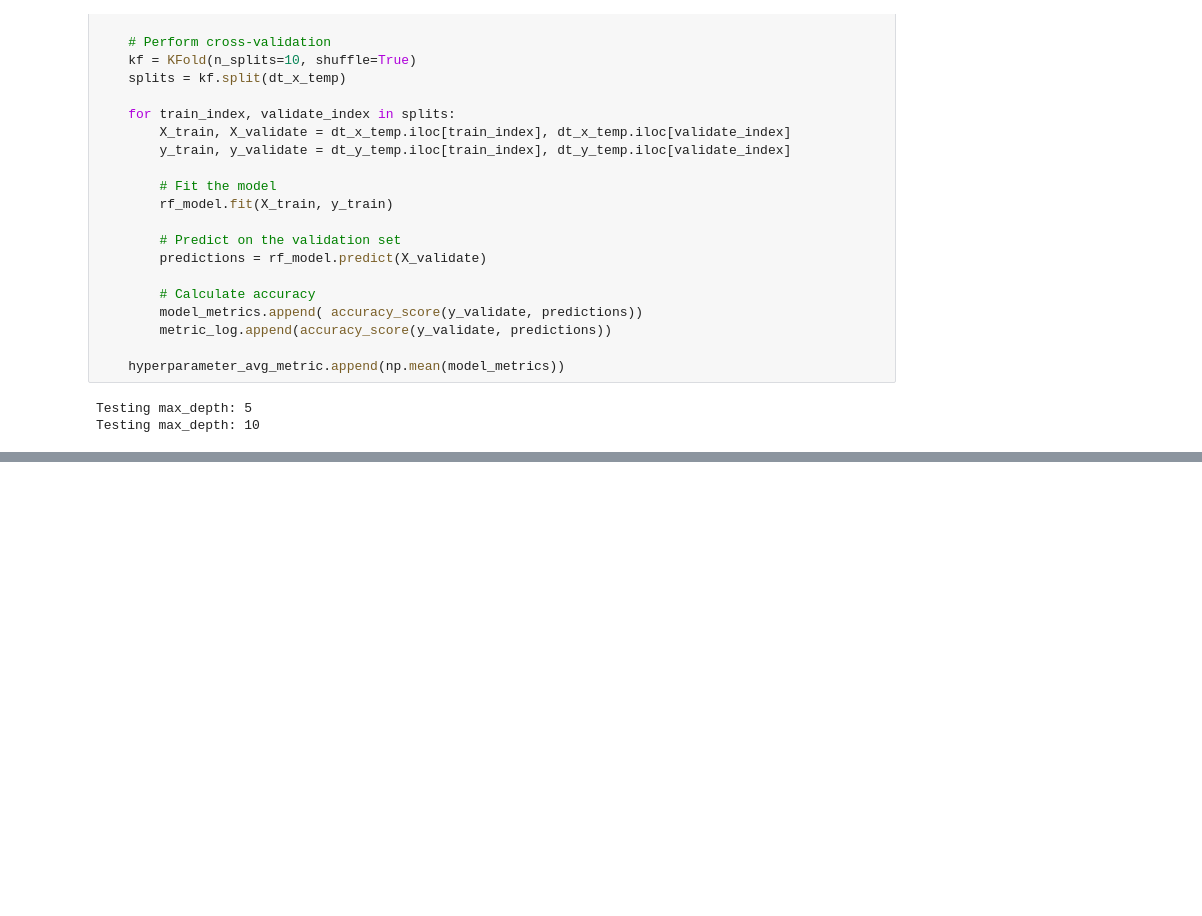
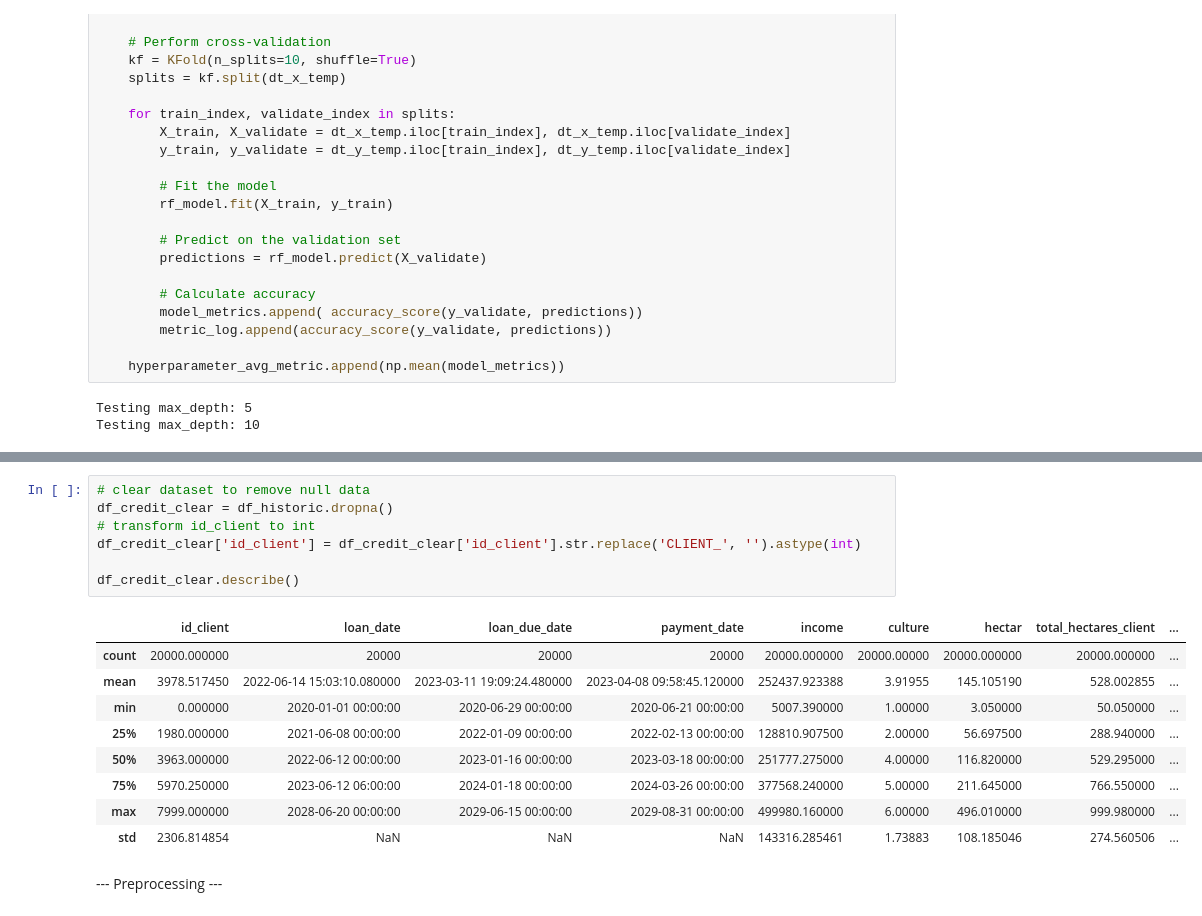
Before and after one commit to cassiof-dev/agricultural_credit_default, a Jupyter notebook: analise.ipynb, the cells around one changed output, grey strips where cells are left out. Cells and saved outputs as stored; diff of their text form; blank space fills up the shorter version.

```diff
--- a/analise.ipynb
+++ b/analise.ipynb
@@ -598,0 +623,20 @@ array([0.7875  , 0.795   , 0.79875 , 0.78375 , 0.779375, 0.770625,
+# %%
+# clear dataset to remove null data
+df_credit_clear = df_historic.dropna()
+# transform id_client to int
+df_credit_clear['id_client'] = df_credit_clear['id_client'].str.replace('CLIENT_', '').astype(int)
+
+df_credit_clear.describe()
+# %% [output]
+|  | id_client | loan_date | loan_due_date | payment_date | income | culture | hectar | total_hectares_client | ... |
+| count | 20000.000000 | 20000 | 20000 | 20000 | 20000.000000 | 20000.00000 | 20000.000000 | 20000.000000 | ... |
+| mean | 3978.517450 | 2022-06-14 15:03:10.080000 | 2023-03-11 19:09:24.480000 | 2023-04-08 09:58:45.120000 | 252437.923388 | 3.91955 | 145.105190 | 528.002855 | ... |
+| min | 0.000000 | 2020-01-01 00:00:00 | 2020-06-29 00:00:00 | 2020-06-21 00:00:00 | 5007.390000 | 1.00000 | 3.050000 | 50.050000 | ... |
+| 25% | 1980.000000 | 2021-06-08 00:00:00 | 2022-01-09 00:00:00 | 2022-02-13 00:00:00 | 128810.907500 | 2.00000 | 56.697500 | 288.940000 | ... |
+| 50% | 3963.000000 | 2022-06-12 00:00:00 | 2023-01-16 00:00:00 | 2023-03-18 00:00:00 | 251777.275000 | 4.00000 | 116.820000 | 529.295000 | ... |
+| 75% | 5970.250000 | 2023-06-12 06:00:00 | 2024-01-18 00:00:00 | 2024-03-26 00:00:00 | 377568.240000 | 5.00000 | 211.645000 | 766.550000 | ... |
+| max | 7999.000000 | 2028-06-20 00:00:00 | 2029-06-15 00:00:00 | 2029-08-31 00:00:00 | 499980.160000 | 6.00000 | 496.010000 | 999.980000 | ... |
+| std | 2306.814854 | NaN | NaN | NaN | 143316.285461 | 1.73883 | 108.185046 | 274.560506 | ... |
+# %% [markdown]
+
+--- Preprocessing ---
```
Also changed, not shown: parts of 25 cells of this notebook.
